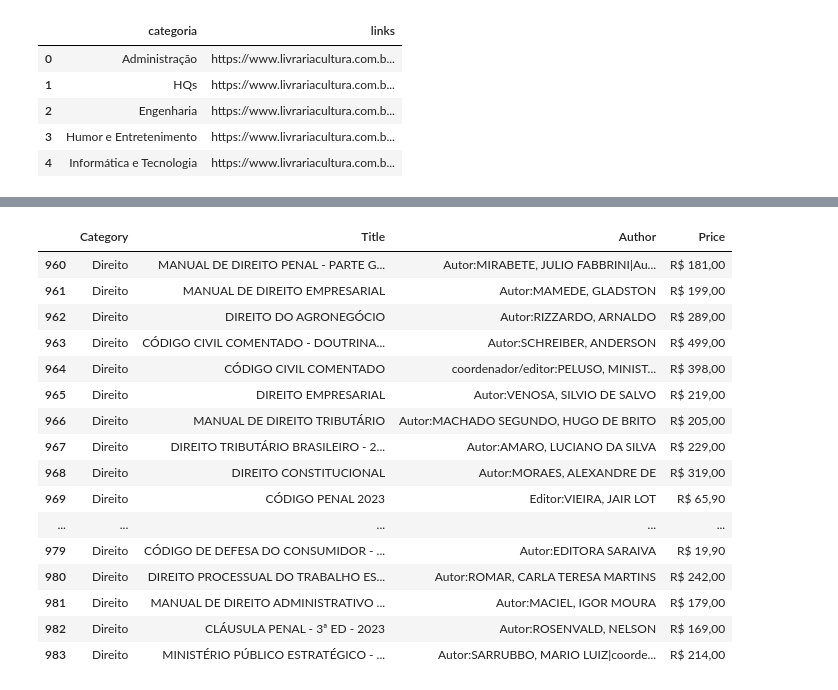
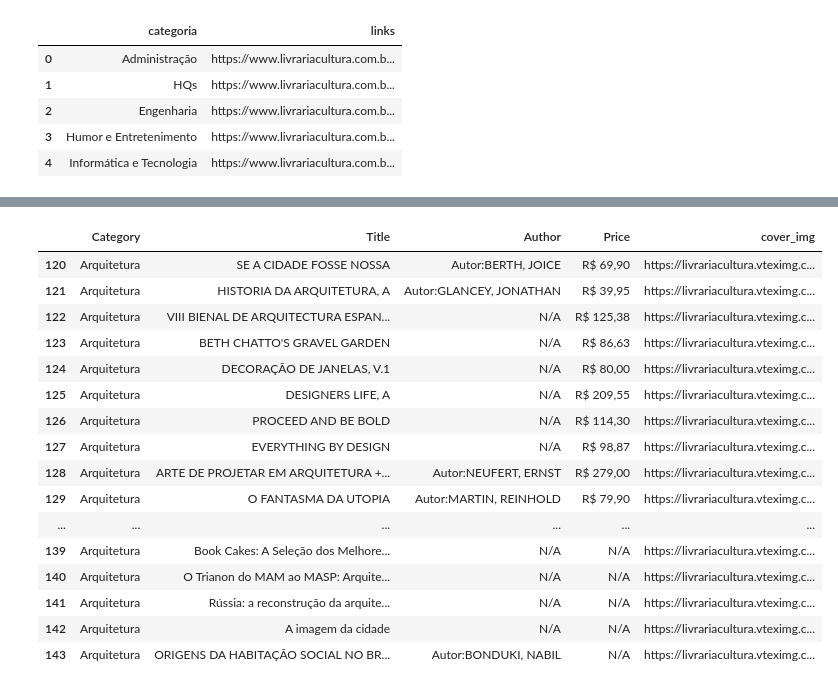
Before and after one commit to felipe-de-castro/web-scraping-pages, a Jupyter notebook: livrariacultura-indicacoes-admin.ipynb, the cells around one changed output, grey strips where cells are left out. Saved outputs shown, nothing was run; the diff lists cells and outputs as text; code cells hidden in the pictures.

```diff
--- a/livrariacultura-indicacoes-admin.ipynb
+++ b/livrariacultura-indicacoes-admin.ipynb
@@ -180,6 +179,17 @@ Price: R$ 76,00
 -------------------------------------
 Putting the categories links into a dataframe to loop with extracting the books details.
 # %%
+## CODE - OK
+
+# Main URL to scrape Catagories
+url = "https://www.livrariacultura.com.br/livros"
+page = requests.get(url)
+
+# Menu with categories
+soup = BeautifulSoup(page.content, 'html.parser')
+categorias = soup.find_all("h4", attrs={"class" : "livros even"})
+
+# Creating the dataframe with categories and url of each.
 categoria = []
 for i in categorias:
     x = f"""{i}""" #html quotes
@@ -199,8 +209,6 @@ df.head()
 | 4 | Informática e Tecnologia | https://www.livrariacultura.com.b... |
 # %%
 
-# links da url dentro
-urls = []
 book_df = []
 
 for index, row in df.iterrows():
@@ -210,9 +218,11 @@ for index, row in df.iterrows():
     page = requests.get(url)
     soup = BeautifulSoup(page.content, 'html.parser')
 
-    books = soup.find_all("div", class_="prateleiraProduto__informacao")
+    books = soup.find_all("div", class_=["prateleiraProduto", "pronto", "livros"])
+
 
     for book in books:
+
         title_elem = book.find("h2", class_="prateleiraProduto__informacao__nome").find('a')
         title_text = title_elem.text if title_elem else "N/A"
 
@@ -222,8 +232,10 @@ for index, row in df.iterrows():
         price_elem = book.find("div", class_="prateleiraProduto__informacao__preco").find('span', class_="prateleiraProduto__informacao__preco--valor")
         price_text = price_elem.text if price_elem else "N/A"
 
-        book_df.append([category, title_text, autor_text, price_text])
+        cover__img = book.find("div", class_="prateleiraProduto__foto").find('template').find('img')['src']
 
-df_books = pd.DataFrame(book_df, columns=["Category", "Title", "Author", "Price"])
+        book_df.append([category, title_text, autor_text, price_text, cover__img])
+
+df_books = pd.DataFrame(book_df, columns=["Category", "Title", "Author", "Price", "cover_img"])
 df_books
 # %% [output]
@@ -244,21 +257,21 @@ df_books
 df_books.to_csv('data/books_by_categories_scrape.csv', index=False)
 # %%
-df_books[df_books['Category'] == 'Direito']
+df_books[df_books['Category'] == 'Arquitetura']
 # %% [output]
-|  | Category | Title | Author | Price |
-| 960 | Direito | MANUAL DE DIREITO PENAL - PARTE G... | Autor:MIRABETE, JULIO FABBRINI|Au... | R$ 181,00 |
-| 961 | Direito | MANUAL DE DIREITO EMPRESARIAL | Autor:MAMEDE, GLADSTON | R$ 199,00 |
-| 962 | Direito | DIREITO DO AGRONEGÓCIO | Autor:RIZZARDO, ARNALDO | R$ 289,00 |
-| 963 | Direito | CÓDIGO CIVIL COMENTADO - DOUTRINA... | Autor:SCHREIBER, ANDERSON | R$ 499,00 |
-| 964 | Direito | CÓDIGO CIVIL COMENTADO | coordenador/editor:PELUSO, MINIST... | R$ 398,00 |
-| 965 | Direito | DIREITO EMPRESARIAL | Autor:VENOSA, SILVIO DE SALVO | R$ 219,00 |
-| 966 | Direito | MANUAL DE DIREITO TRIBUTÁRIO | Autor:MACHADO SEGUNDO, HUGO DE BRITO | R$ 205,00 |
-| 967 | Direito | DIREITO TRIBUTÁRIO BRASILEIRO - 2... | Autor:AMARO, LUCIANO DA SILVA | R$ 229,00 |
-| 968 | Direito | DIREITO CONSTITUCIONAL | Autor:MORAES, ALEXANDRE DE | R$ 319,00 |
-| 969 | Direito | CÓDIGO PENAL 2023 | Editor:VIEIRA, JAIR LOT | R$ 65,90 |
-| ... | ... | ... | ... | ... |
-| 979 | Direito | CÓDIGO DE DEFESA DO CONSUMIDOR - ... | Autor:EDITORA SARAIVA | R$ 19,90 |
-| 980 | Direito | DIREITO PROCESSUAL DO TRABALHO ES... | Autor:ROMAR, CARLA TERESA MARTINS | R$ 242,00 |
-| 981 | Direito | MANUAL DE DIREITO ADMINISTRATIVO ... | Autor:MACIEL, IGOR MOURA | R$ 179,00 |
-| 982 | Direito | CLÁUSULA PENAL - 3ª ED - 2023 | Autor:ROSENVALD, NELSON | R$ 169,00 |
-| 983 | Direito | MINISTÉRIO PÚBLICO ESTRATÉGICO - ... | Autor:SARRUBBO, MARIO LUIZ|coorde... | R$ 214,00 |
+|  | Category | Title | Author | Price | cover_img |
+| 120 | Arquitetura | SE A CIDADE FOSSE NOSSA | Autor:BERTH, JOICE | R$ 69,90 | https://livrariacultura.vteximg.c... |
+| 121 | Arquitetura | HISTORIA DA ARQUITETURA, A | Autor:GLANCEY, JONATHAN | R$ 39,95 | https://livrariacultura.vteximg.c... |
+| 122 | Arquitetura | VIII BIENAL DE ARQUITECTURA ESPAN... | N/A | R$ 125,38 | https://livrariacultura.vteximg.c... |
+| 123 | Arquitetura | BETH CHATTO'S GRAVEL GARDEN | N/A | R$ 86,63 | https://livrariacultura.vteximg.c... |
+| 124 | Arquitetura | DECORAÇÃO DE JANELAS, V.1 | N/A | R$ 80,00 | https://livrariacultura.vteximg.c... |
+| 125 | Arquitetura | DESIGNERS LIFE, A | N/A | R$ 209,55 | https://livrariacultura.vteximg.c... |
+| 126 | Arquitetura | PROCEED AND BE BOLD | N/A | R$ 114,30 | https://livrariacultura.vteximg.c... |
+| 127 | Arquitetura | EVERYTHING BY DESIGN | N/A | R$ 98,87 | https://livrariacultura.vteximg.c... |
+| 128 | Arquitetura | ARTE DE PROJETAR EM ARQUITETURA +... | Autor:NEUFERT, ERNST | R$ 279,00 | https://livrariacultura.vteximg.c... |
+| 129 | Arquitetura | O FANTASMA DA UTOPIA | Autor:MARTIN, REINHOLD | R$ 79,90 | https://livrariacultura.vteximg.c... |
+| ... | ... | ... | ... | ... | ... |
+| 139 | Arquitetura | Book Cakes: A Seleção dos Melhore... | N/A | N/A | https://livrariacultura.vteximg.c... |
+| 140 | Arquitetura | O Trianon do MAM ao MASP: Arquite... | N/A | N/A | https://livrariacultura.vteximg.c... |
+| 141 | Arquitetura | Rússia: a reconstrução da arquite... | N/A | N/A | https://livrariacultura.vteximg.c... |
+| 142 | Arquitetura | A imagem da cidade | N/A | N/A | https://livrariacultura.vteximg.c... |
+| 143 | Arquitetura | ORIGENS DA HABITAÇÃO SOCIAL NO BR... | Autor:BONDUKI, NABIL | N/A | https://livrariacultura.vteximg.c... |
```
Also changed, not shown: parts of 3 cells of this notebook, 2 other files.
